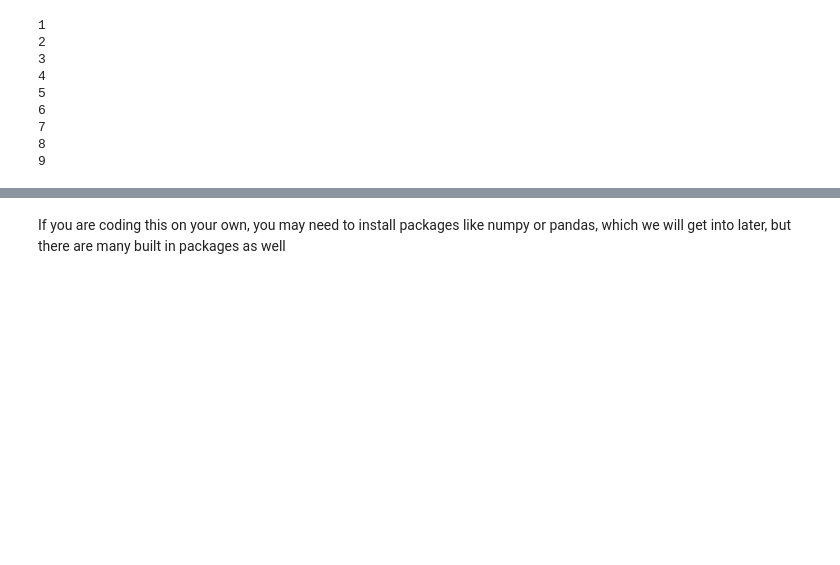
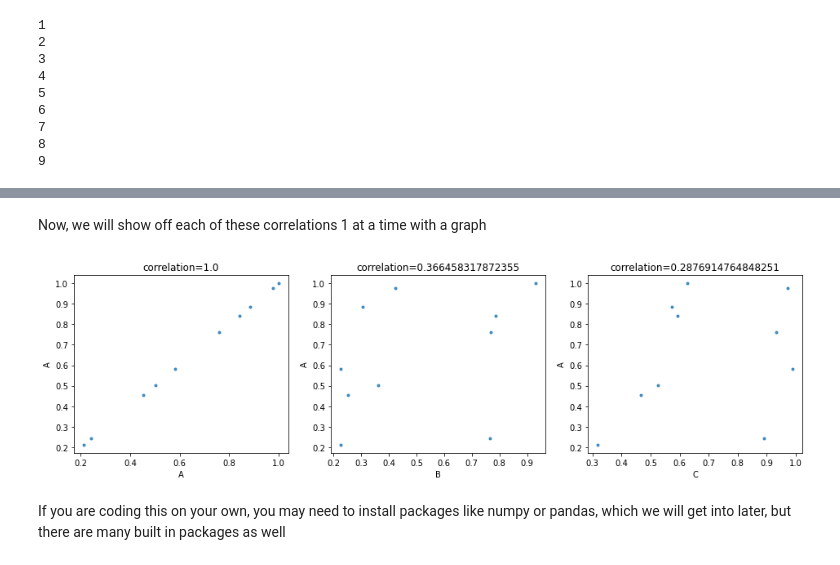
Before and after one commit to organization-x/1-Week-DS-Summer-2022, a Jupyter notebook: intro_to_python.ipynb, the cells around one changed output, grey strips where cells are left out. Drawn from its saved outputs; the diff is of its cells as text; code cells hidden in the pictures; blank space fills up the shorter version.

```diff
--- a/intro_to_python.ipynb
+++ b/intro_to_python.ipynb
@@ -370,3 +393,25 @@ for col_name in data.columns:
+# %% [markdown]
+Now, we will show off each of these correlations 1 at a time with a graph
+# %%
+fig, axes = plt.subplots(nrows=1, ncols=3, figsize=(16,4))
+plt.subplots_adjust(hspace=0.4)
+
+corr_chart = pd.Series(dtype='float64')
+for col in rand_data.columns.values:
+    corr_chart[col] = rand_data['A'].corr(rand_data[col])
+abs_corr_chart = corr_chart.abs().sort_values(ascending=False)
+corr_chart = corr_chart.loc[abs_corr_chart.index]
+
+
+for i in range(3):
+    sns.regplot(x=corr_chart.index.values[i], y='A', data=rand_data,
+            ax=axes[i], fit_reg=False, marker='.')
+    title = 'correlation='+str(corr_chart[i])
+    axes[i].set_title(title)
+# axes[1,2].set_xlim(0,102)
+plt.show()
+# %% [output]
+[figure, added]
 # %% [markdown]
 If you are coding this on your own, you may need to install packages like numpy or pandas, which we will get into later, but there are many built in packages as well
 # %% [markdown]
```
Also changed, not shown: parts of 4 cells of this notebook.
